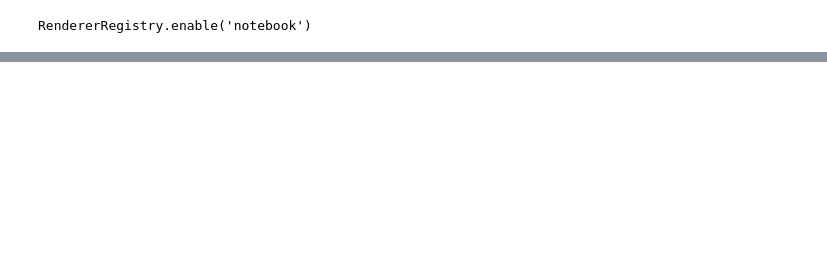
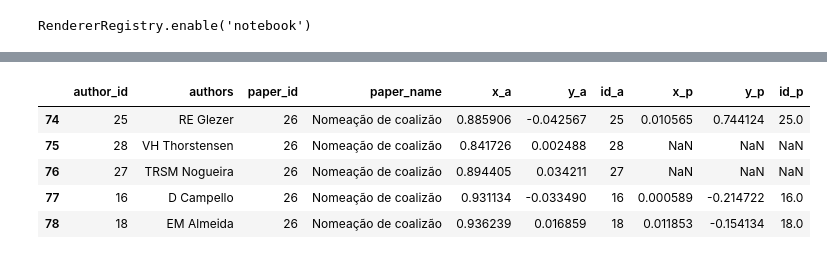
Before and after one commit to davibarreira/FDS-Homeworks, a Jupyter notebook: Criando_Redes.ipynb, the cells around one changed output, grey strips where cells are left out. Drawn from its saved outputs; the diff is of its cells as text; code cells hidden in the pictures; blank space fills up the shorter version.

```diff
--- a/Criando_Redes.ipynb
+++ b/Criando_Redes.ipynb
@@ -21,5 +20,4 @@ conn.close()
 # %%
-DATABASE = 'hw1_test.sqlite'
 
 def Select_All(db,table,field):
     results = []
@@ -46,6 +44,8 @@ def Flat_Dataframe(db):
         df.append(row)
     conn.close()
     df = pd.DataFrame(df,columns=['author_id','authors','paper_id','paper_name'])
+    df['author_id'] = df['author_id'].apply(lambda x: int(x))
+    df['paper_id'] = df['paper_id'].apply(lambda x: int(x))
     return df
 
 def Generate_Edges_Authors(db):
@@ -124,0 +223,9 @@ G_papers, pos_papers   = Create_Network(papers,edges_papers,'paper1','paper2','a
+# %%
+df[df['paper_id']==26]
+# %% [output]
+|  | author_id | authors | paper_id | paper_name | x_a | y_a | id_a | x_p | y_p | id_p |
+| 74 | 25 | RE Glezer | 26 | Nomeação de coalizão﻿ | 0.885906 | -0.042567 | 25 | 0.010565 | 0.744124 | 25.0 |
+| 75 | 28 | VH Thorstensen | 26 | Nomeação de coalizão﻿ | 0.841726 | 0.002488 | 28 | NaN | NaN | NaN |
+| 76 | 27 | TRSM Nogueira | 26 | Nomeação de coalizão﻿ | 0.894405 | 0.034211 | 27 | NaN | NaN | NaN |
+| 77 | 16 | D Campello | 26 | Nomeação de coalizão﻿ | 0.931134 | -0.033490 | 16 | 0.000589 | -0.214722 | 16.0 |
+| 78 | 18 | EM Almeida | 26 | Nomeação de coalizão﻿ | 0.936239 | 0.016859 | 18 | 0.011853 | -0.154134 | 18.0 |
```
Also changed, not shown: parts of 9 cells of this notebook.
